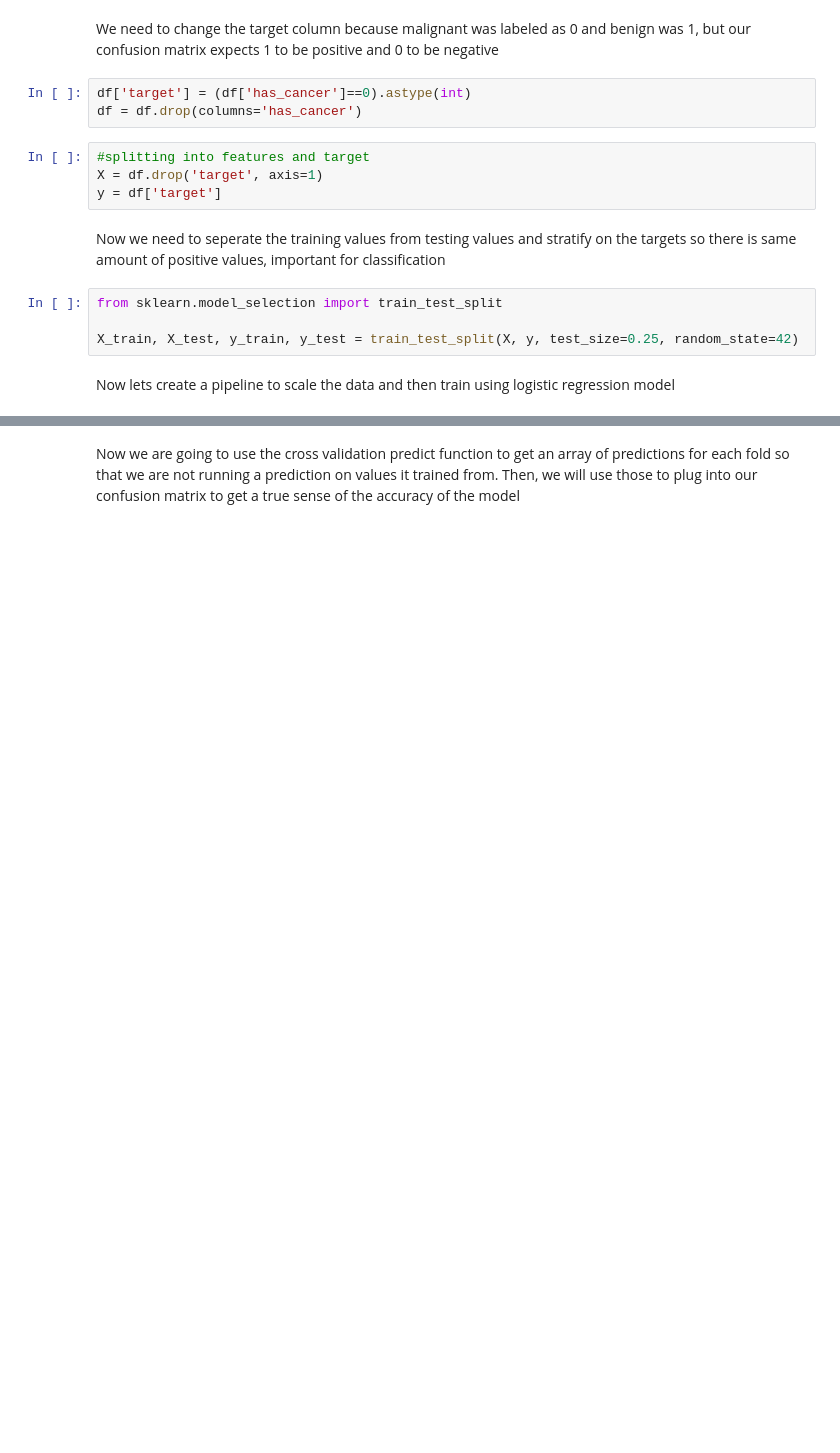
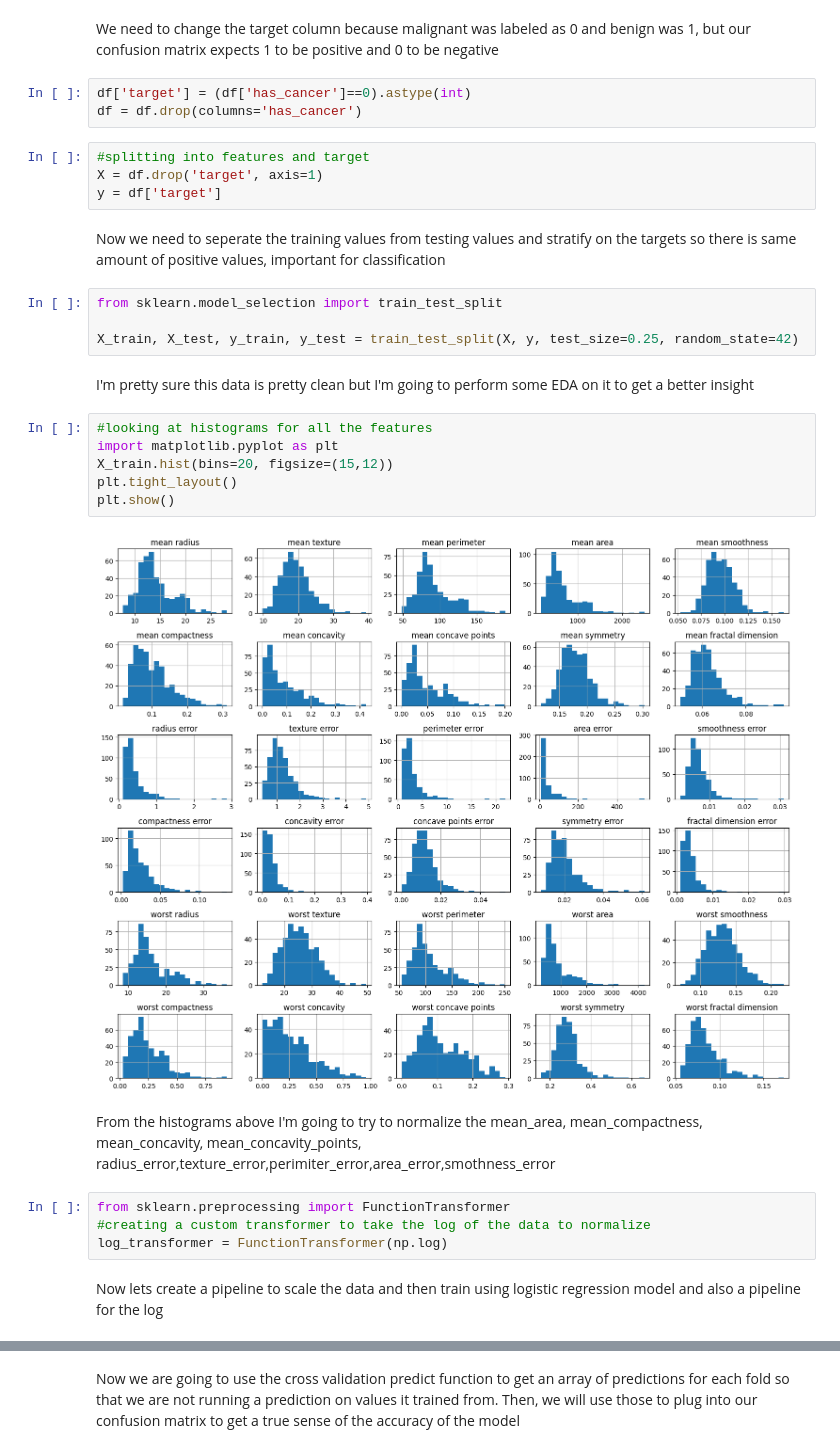
Before and after one commit to Steve-Rodrigues/Machine-Learning, a Jupyter notebook: confusion_matrix/breast_cancer.ipynb, the cells around one changed output, grey strips where cells are left out. Saved outputs shown, nothing was run; the diff lists cells and outputs as text; blank space fills up the shorter version.

```diff
--- a/confusion_matrix/breast_cancer.ipynb
+++ b/confusion_matrix/breast_cancer.ipynb
@@ -24,8 +24,24 @@ Now we need to seperate the training values from testing values and stratify on
 from sklearn.model_selection import train_test_split
 
 X_train, X_test, y_train, y_test = train_test_split(X, y, test_size=0.25, random_state=42)
+# %% [markdown]
+I'm pretty sure this data is pretty clean but I'm going to perform some EDA on it to get a better insight
+# %%
+#looking at histograms for all the features
+import matplotlib.pyplot as plt
+X_train.hist(bins=20, figsize=(15,12))
+plt.tight_layout()
+plt.show()
+# %% [output]
+[figure, added]
+# %% [markdown]
+From the histograms above I'm going to try to normalize the mean_area, mean_compactness, mean_concavity, mean_concavity_points, radius_error,texture_error,perimiter_error,area_error,smothness_error
+# %%
+from sklearn.preprocessing import FunctionTransformer
+#creating a custom transformer to take the log of the data to normalize
+log_transformer = FunctionTransformer(np.log)
 # %% [markdown]
-Now lets create a pipeline to scale the data and then train using logistic regression model
+Now lets create a pipeline to scale the data and then train using logistic regression model and also a pipeline for the log
 # %%
 from sklearn.pipeline import Pipeline
 from sklearn.linear_model import LogisticRegression
```
Also changed, not shown: parts of 2 cells of this notebook.
